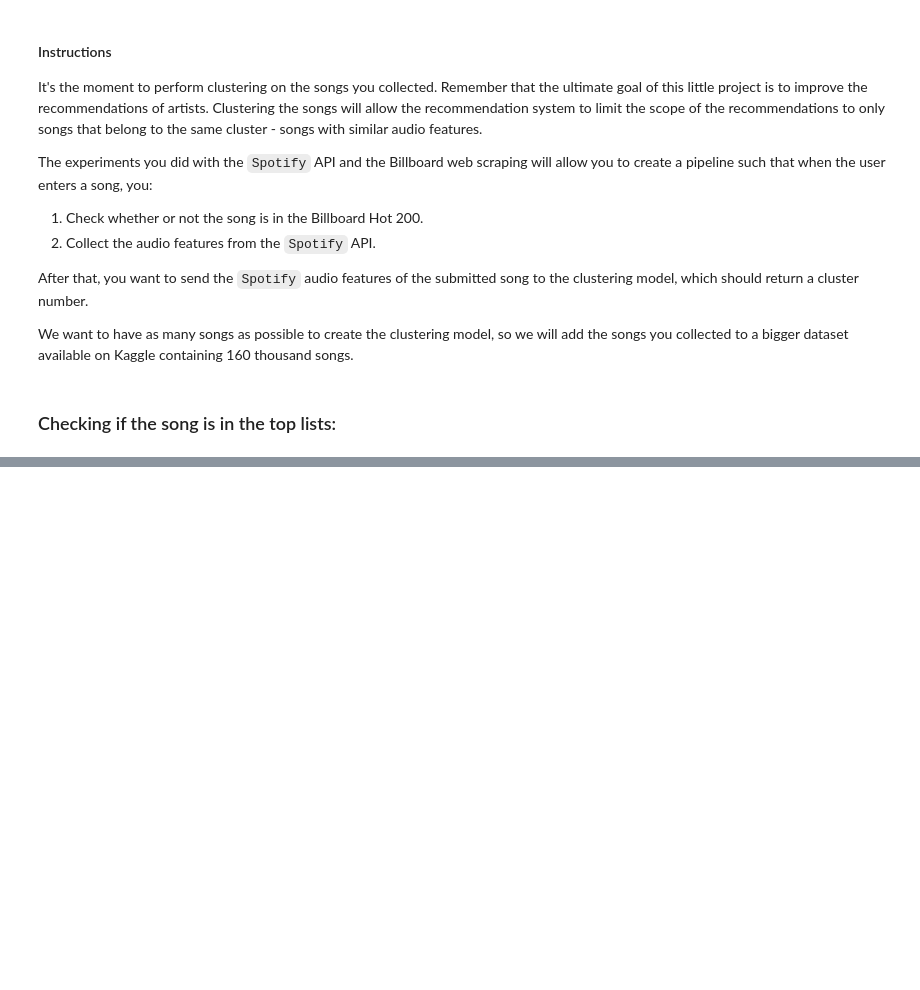
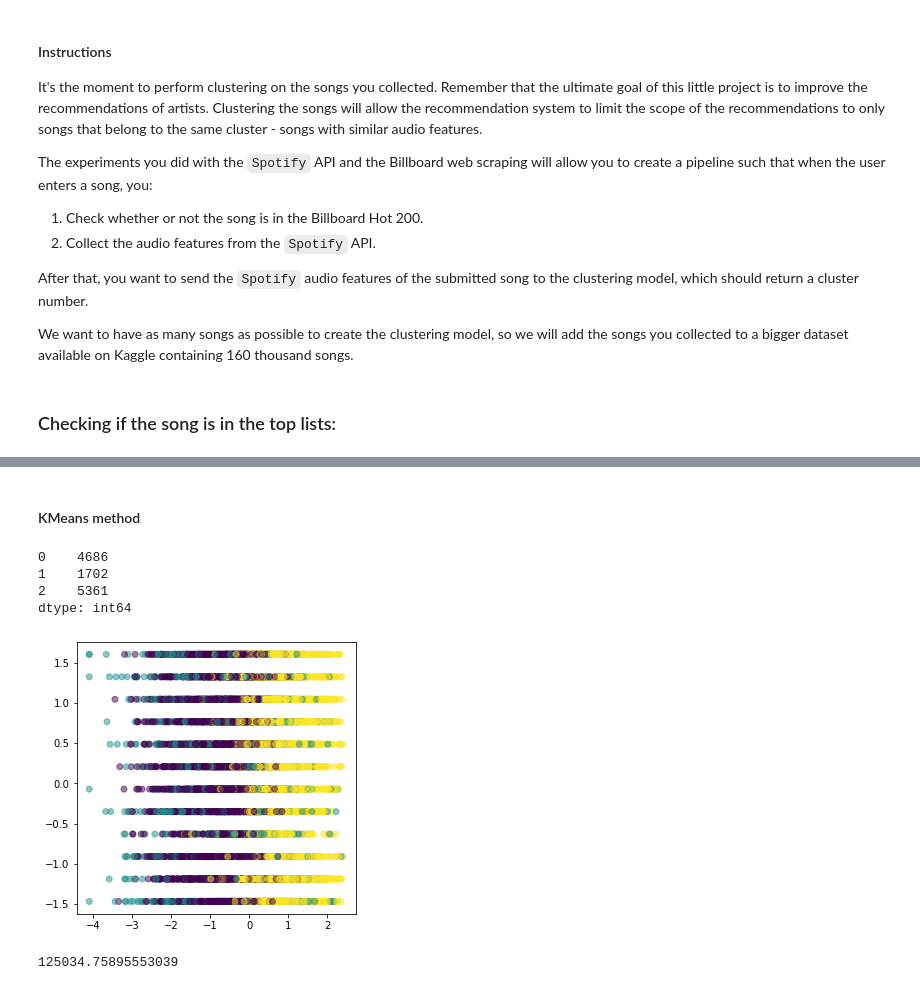
Before and after one commit to cargide/lab-web-scraping-single-page, a Jupyter notebook: clustering.ipynb, the cells around one changed output, grey strips where cells are left out. Drawn from its saved outputs; the diff is of its cells as text; code cells hidden in the pictures; blank space fills up the shorter version.

```diff
--- a/clustering.ipynb
+++ b/clustering.ipynb
@@ -100,0 +132,3 @@ top_reccomendation('FUTURE', top_lists)
+# %%
+X = spotify[['danceability', 'energy', 'key', 'loudness', 'mode', 'speechiness', 'acousticness', 'instrumentalness', 'liveness', 'valence', 'tempo', 'duration_ms', 'time_signature']]
+X
@@ -100,0 +151,2 @@ top_reccomendation('FUTURE', top_lists)
+# %%
+X_prep = StandardScaler().fit_transform(X)
@@ -100,0 +169,27 @@ top_reccomendation('FUTURE', top_lists)
+# %% [markdown]
+#### KMeans method
+# %%
+kmeans = KMeans(n_clusters=3, random_state=42)
+# Training
+kmeans.fit(X_prep)
+
+# Predicting / assigning the clusters:
+clusters = kmeans.predict(X_prep)
+
+# Check the size of the clusters
+pd.Series(clusters).value_counts().sort_index()
+# %% [output]
+0    4686
+1    1702
+2    5361
+dtype: int64
+# %%
+plt.figure(figsize=(5, 5))
+plt.scatter(X_prep[:, 0], X_prep[:, 2], c=clusters,alpha=0.5)
+plt.show()
+# %% [output]
+[figure, added]
+# %%
+kmeans.inertia_
+# %% [output]
+125034.75895553039
```
Also changed, not shown: parts of 35 cells of this notebook, 5 other files.
